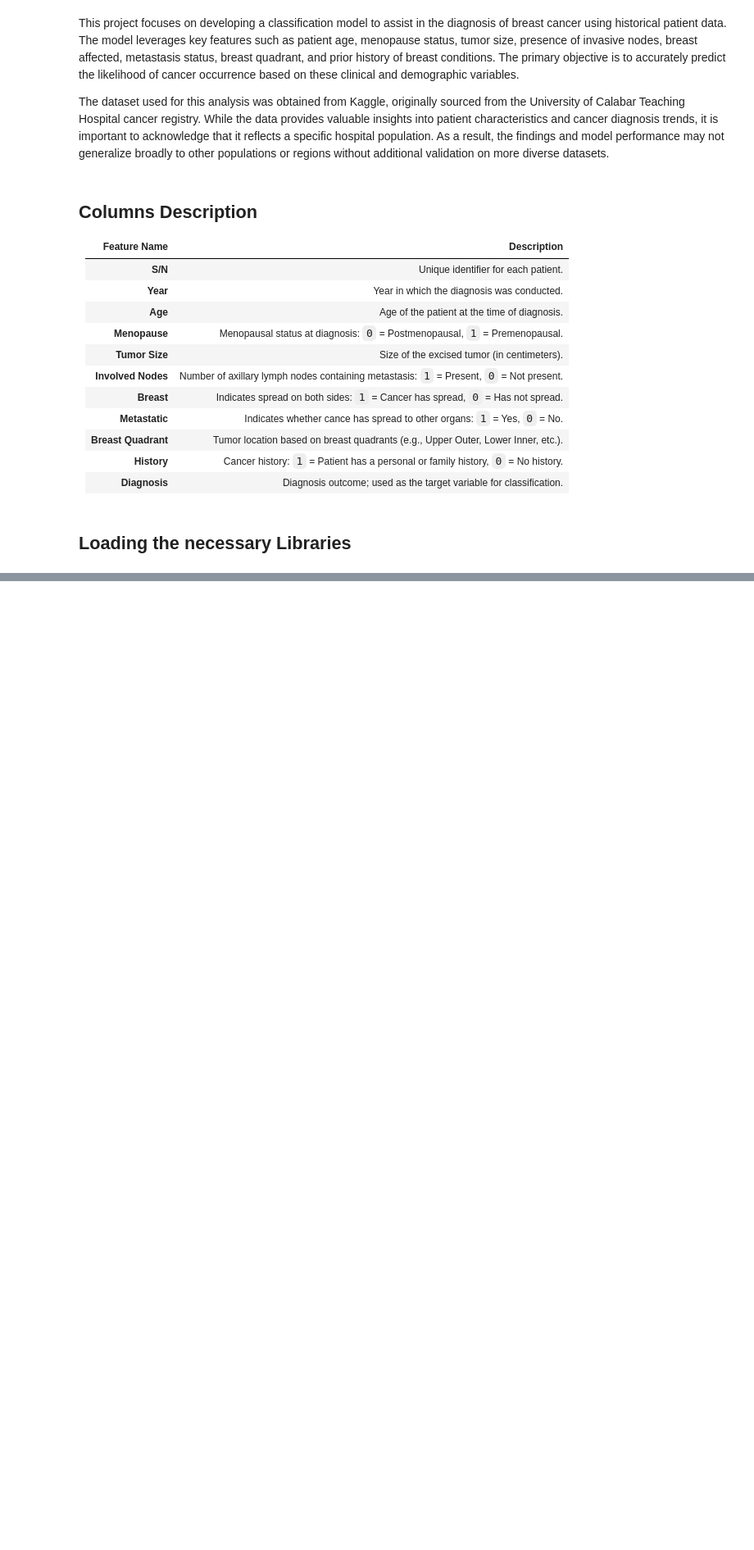
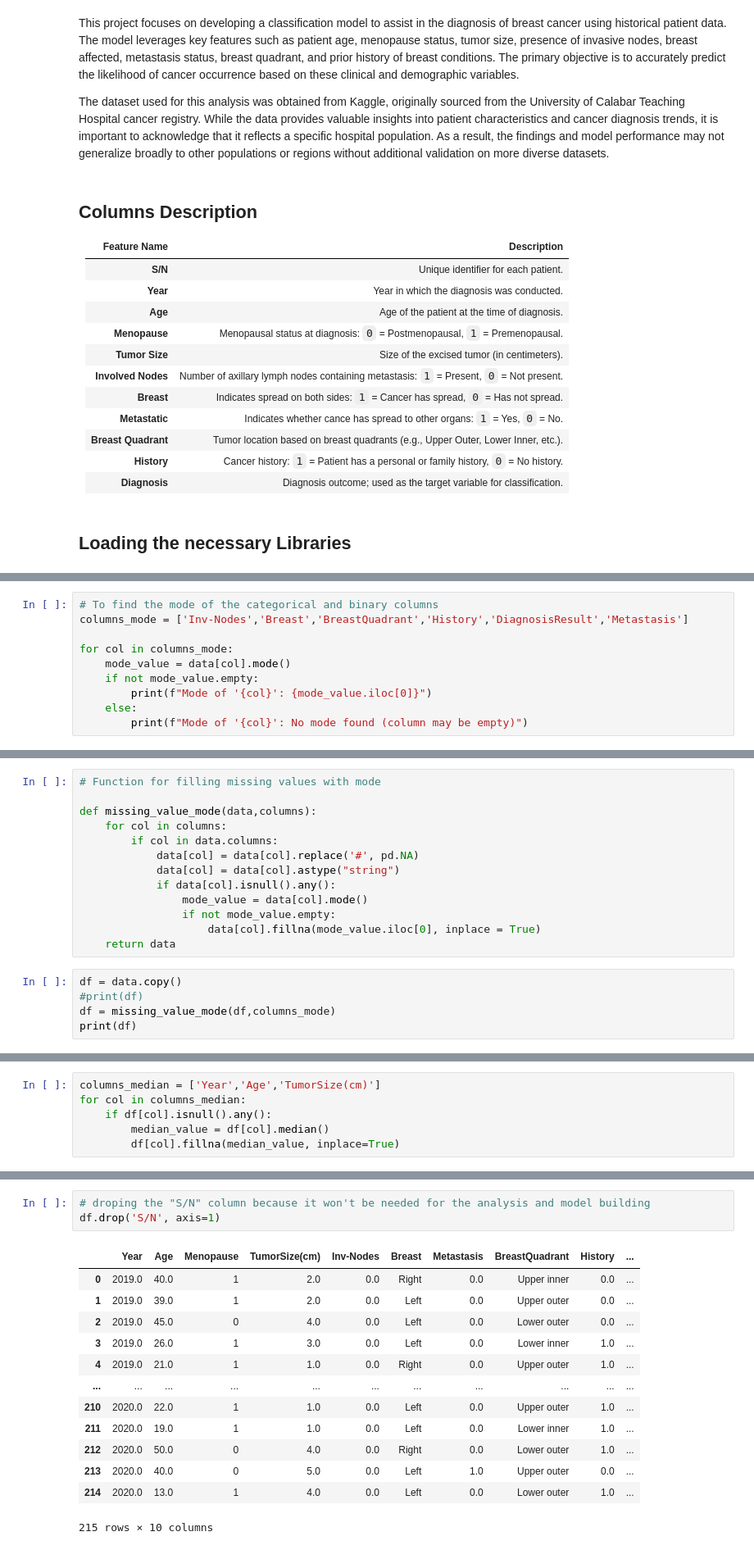
Before and after one commit to Sandra-Nene/Data-Science-Portfolio, a Jupyter notebook: Code/BreastCancer_ClassificationModel.ipynb, the cells around one changed output, grey strips where cells are left out. Shown at 82% size. Saved outputs shown, nothing was run; the diff lists cells and outputs as text; blank space fills up the shorter version.

Commit message:
data Cleaning
completed data cleaning

```diff
--- a/Code/BreastCancer_ClassificationModel.ipynb
+++ b/Code/BreastCancer_ClassificationModel.ipynb
@@ -62,0 +189,10 @@ from sklearn.metrics import  classification_report
+# %%
+# To find the mode of the categorical and binary columns
+columns_mode = ['Inv-Nodes','Breast','BreastQuadrant','History','DiagnosisResult','Metastasis']
+
+for col in columns_mode:
+    mode_value = data[col].mode()
+    if not mode_value.empty:
+        print(f"Mode of '{col}': {mode_value.iloc[0]}")
+    else:
+        print(f"Mode of '{col}': No mode found (column may be empty)")
@@ -62,0 +206,18 @@ from sklearn.metrics import  classification_report
+# %%
+# Function for filling missing values with mode
+
+def missing_value_mode(data,columns):
+    for col in columns:
+        if col in data.columns:
+            data[col] = data[col].replace('#', pd.NA)
+            data[col] = data[col].astype("string")
+            if data[col].isnull().any():
+                mode_value = data[col].mode()
+                if not mode_value.empty:
+                    data[col].fillna(mode_value.iloc[0], inplace = True)
+    return data
+# %%
+df = data.copy()
+#print(df)
+df = missing_value_mode(df,columns_mode)
+print(df)
@@ -62,0 +242,6 @@ from sklearn.metrics import  classification_report
+# %%
+columns_median = ['Year','Age','TumorSize(cm)']
+for col in columns_median:
+    if df[col].isnull().any():
+        median_value = df[col].median()
+        df[col].fillna(median_value, inplace=True)
@@ -62,0 +265,17 @@ from sklearn.metrics import  classification_report
+# %%
+# droping the "S/N" column because it won't be needed for the analysis and model building
+df.drop('S/N', axis=1)
+# %% [output]
+|  | Year | Age | Menopause | TumorSize(cm) | Inv-Nodes | Breast | Metastasis | BreastQuadrant | History | ... |
+| 0 | 2019.0 | 40.0 | 1 | 2.0 | 0.0 | Right | 0.0 | Upper inner | 0.0 | ... |
+| 1 | 2019.0 | 39.0 | 1 | 2.0 | 0.0 | Left | 0.0 | Upper outer | 0.0 | ... |
+| 2 | 2019.0 | 45.0 | 0 | 4.0 | 0.0 | Left | 0.0 | Lower outer | 0.0 | ... |
+| 3 | 2019.0 | 26.0 | 1 | 3.0 | 0.0 | Left | 0.0 | Lower inner | 1.0 | ... |
+| 4 | 2019.0 | 21.0 | 1 | 1.0 | 0.0 | Right | 0.0 | Upper outer | 1.0 | ... |
+| ... | ... | ... | ... | ... | ... | ... | ... | ... | ... | ... |
+| 210 | 2020.0 | 22.0 | 1 | 1.0 | 0.0 | Left | 0.0 | Upper outer | 1.0 | ... |
+| 211 | 2020.0 | 19.0 | 1 | 1.0 | 0.0 | Left | 0.0 | Lower inner | 1.0 | ... |
+| 212 | 2020.0 | 50.0 | 0 | 4.0 | 0.0 | Right | 0.0 | Lower outer | 1.0 | ... |
+| 213 | 2020.0 | 40.0 | 0 | 5.0 | 0.0 | Left | 1.0 | Upper outer | 0.0 | ... |
+| 214 | 2020.0 | 13.0 | 1 | 4.0 | 0.0 | Left | 0.0 | Lower outer | 1.0 | ... |
+215 rows × 10 columns
```
Also changed, not shown: parts of 18 cells of this notebook, 1 other file.
